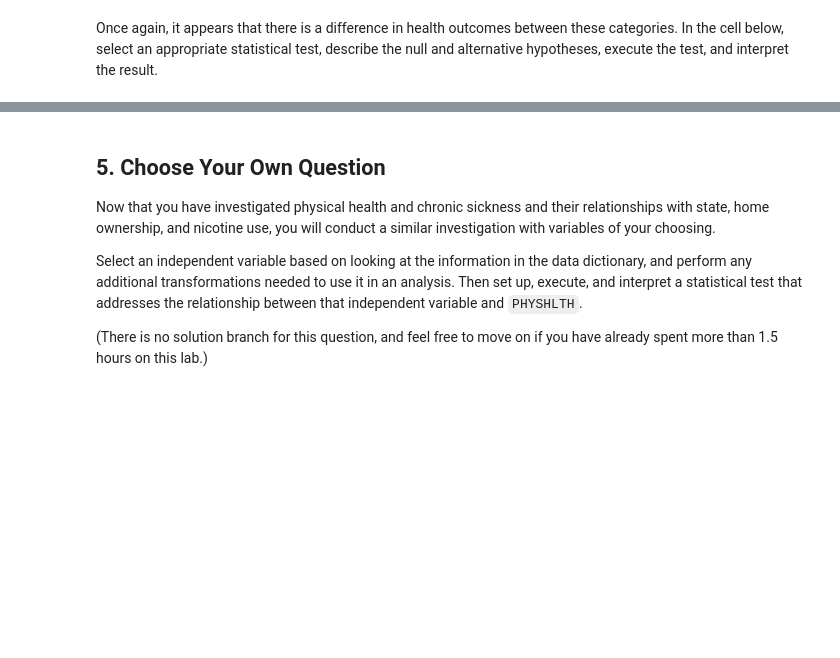
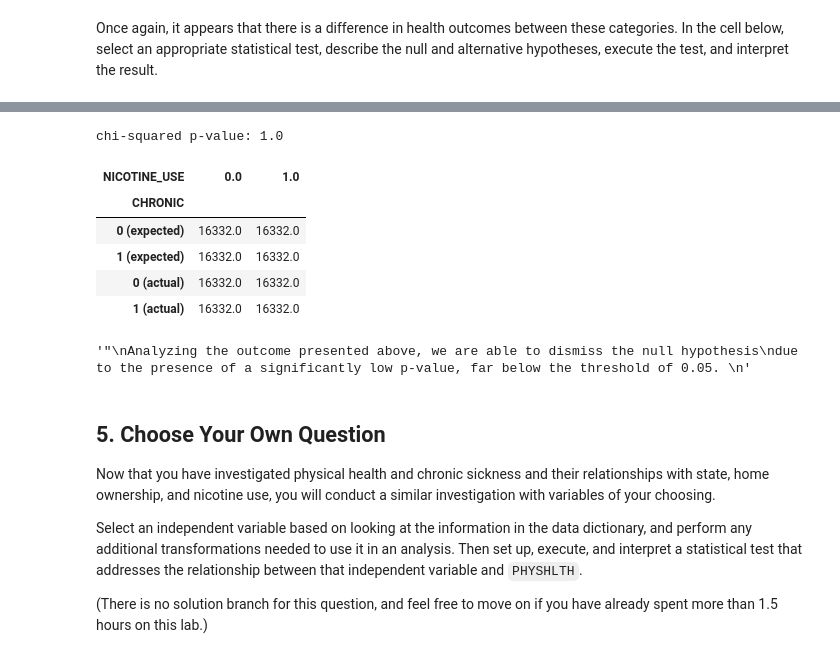
Before and after one commit to MugoDom/dsc-hypothesis-testing-lab, a Jupyter notebook: index.ipynb, the cells around one changed output, grey strips where cells are left out. Cells and saved outputs as stored; diff of their text form; code cells hidden in the pictures; blank space fills up the shorter version.

```diff
--- a/index.ipynb
+++ b/index.ipynb
@@ -562,3 +563,32 @@ Once again, it appears that there is a difference in health outcomes between the
+# %%
+import scipy.stats as stats
+
+# Reusing the contingency_table created above
+chi2, p, dof, expected = stats.chi2_contingency(contingency_table)
+
+print("chi-squared p-value:", p)
+
+results_table = pd.concat([pd.DataFrame(expected), contingency_table])
+results_table.columns.name = "NICOTINE_USE"
+
+results_table.index = ["0 (expected)", "1 (expected)", "0 (actual)", "1 (actual)"]
+results_table.index.name = "CHRONIC"
+results_table
+# %% [output]
+chi-squared p-value: 1.0
+| NICOTINE_USE | 0.0 | 1.0 |
+| CHRONIC |  |  |
+| 0 (expected) | 16332.0 | 16332.0 |
+| 1 (expected) | 16332.0 | 16332.0 |
+| 0 (actual) | 16332.0 | 16332.0 |
+| 1 (actual) | 16332.0 | 16332.0 |
+# %%
+""""
+Analyzing the outcome presented above, we are able to dismiss the null hypothesis
+due to the presence of a significantly low p-value, far below the threshold of 0.05.
+"""
+# %% [output]
+'"\nAnalyzing the outcome presented above, we are able to dismiss the null hypothesis\ndue to the presence of a significantly low p-value, far below the threshold of 0.05. \n'
 # %% [markdown]
 ## 5. Choose Your Own Question
 
```
Also changed, not shown: parts of 7 cells of this notebook.
